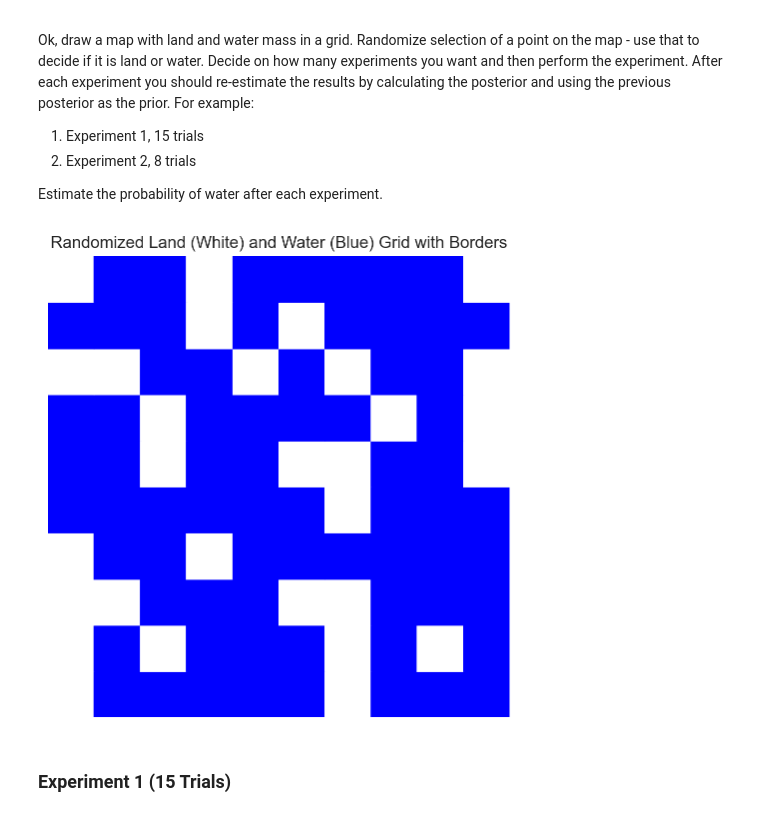
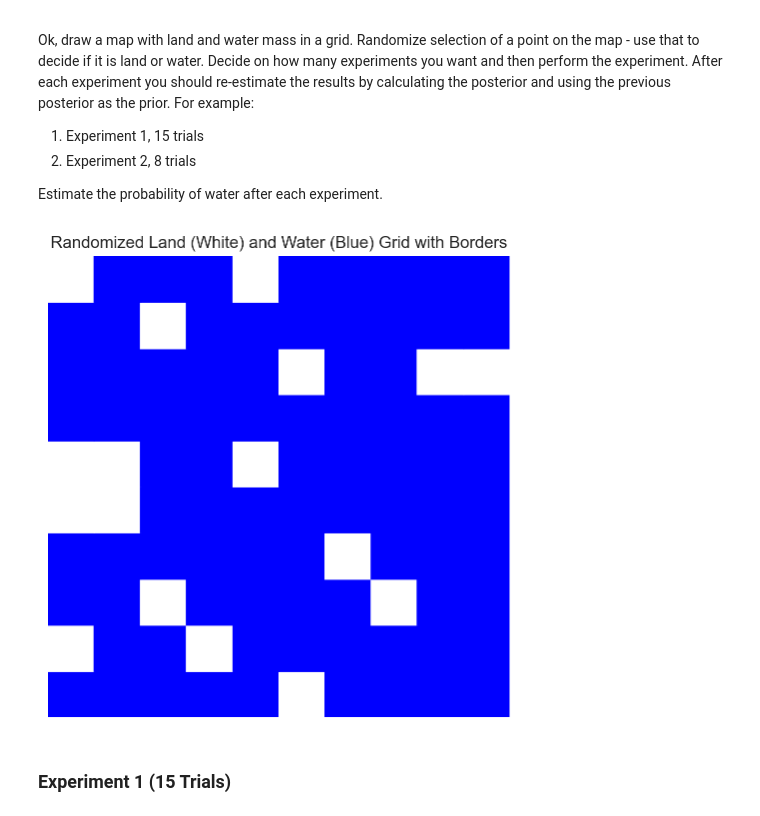
Before and after one commit to ijosh-ch/data-science, a Jupyter notebook: 2024-10-11/W6-BayesianGlobe/L6-Bayesian_Globe-D11202905-Ian Joseph Chandra.ipynb, the cells around one changed output. Saved outputs shown, nothing was run; the diff lists cells and outputs as text; code cells hidden in the pictures.

```diff
--- a/2024-10-11/W6-BayesianGlobe/L6-Bayesian_Globe-D11202905-Ian Joseph Chandra.ipynb
+++ b/2024-10-11/W6-BayesianGlobe/L6-Bayesian_Globe-D11202905-Ian Joseph Chandra.ipynb
@@ -201,49 +201,52 @@ Estimate the probability of water after each experiment.
 # %%
 import numpy as np
 import matplotlib.pyplot as plt
+import random
 
 # Define the grid size
 grid_size = 10
 
 # Calculate the number of blue and white cells
 total_cells = grid_size * grid_size
-num_blue = 70
-num_white = total_cells - num_blue
+
+water = random.randint(1, 100)
+land = total_cells - water
 
 # Create an array with the appropriate number of blue and white cells
-grid = np.array(['blue'] * num_blue + ['white'] * num_white)
+grid = np.array(['blue'] * water + ['white'] * land)
 
 # Shuffle the array to randomize the distribution
 np.random.shuffle(grid)
 
 # Reshape the array into a 10x10 grid
 grid = grid.reshape((grid_size, grid_size))
 
 # Create a color map
 cmap = {'blue': '#0000FF', 'white': '#FFFFFF'}
 
 # Plot the grid
 fig, ax = plt.subplots(figsize=(6, 6))
 for i in range(grid_size):
     for j in range(grid_size):
         ax.add_patch(plt.Rectangle((j, i), 1, 1, color=cmap[grid[i, j]], edgecolor='black', linewidth=1))
 
+
 # Set the limits and aspect ratio
 ax.set_xlim(0, grid_size)
 ax.set_ylim(0, grid_size)
 ax.set_aspect('equal')
 
 # Remove the axes
 ax.axis('off')
 
 # Show the plot
 plt.title('Randomized Land (White) and Water (Blue) Grid with Borders')
 plt.show()
 
 # Save the grid to a file
 np.save('grid.npy', grid)
 # %% [output]
-[figure, old version]
+[figure, new version]
 # %% [markdown]
 ### Experiment 1 (15 Trials)
 # %%
```
Also changed, not shown: parts of 7 cells of this notebook, 1 other file.
